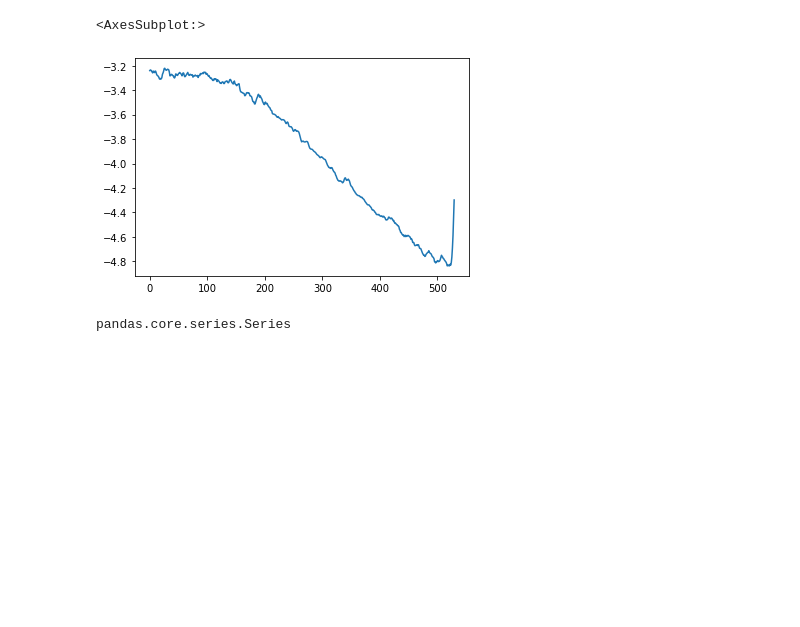
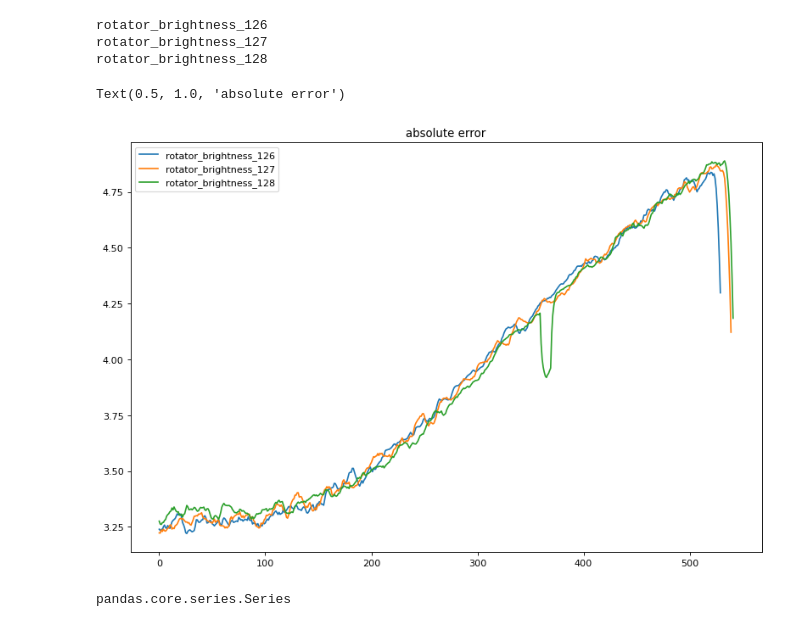
Before and after one commit to ty730/benchmarkingPFMD, a Jupyter notebook: python/Data_visualization.ipynb, the cells around one changed output. Saved outputs shown, nothing was run; the diff lists cells and outputs as text; code cells hidden in the pictures; blank space fills up the shorter version.

Commit message:
new data files

```diff
--- a/python/Data_visualization.ipynb
+++ b/python/Data_visualization.ipynb
@@ -3,19 +3,32 @@ import pandas as pd
 import os
 from matplotlib import pyplot as plt
 # %%
-directory = "../pfmdData/"
-path = 'rotator_brightness_126.csv'
-z_gt = 1.875 # ground truth
-curr = pd.read_csv(directory + path)
+directory = "../pfmdData/data_041522/"
+# path = 'rotator_brightness_126.csv'
+z_gt = 1.875*100 # ground truth
+# fig = plt.figure()
+plt.figure(figsize=(12, 8), dpi=80)
 for path in os.listdir(directory):
-    value = curr['z_cm'] - z_gt*100
+    legend = path[0:22]
+    print(legend)
+    curr = pd.read_csv(directory + path)
+    error = abs(curr['z_cm'] - z_gt)
+    error.plot(label = legend)
+
+
+plt.legend()
+plt.title("absolute error")
+# plt.yscale("log")
 
 
 # rmse = (((curr["z_cm"] - GROUND_TRUTH_Z)**2).mean())**(1/2)
 # print("RMSE (cm): " + str(rmse))
 # %% [output]
-<AxesSubplot:>
+rotator_brightness_126
+rotator_brightness_127
+rotator_brightness_128
+Text(0.5, 1.0, 'absolute error')
-[figure, old version]
+[figure, new version]
 # %%
 # %% [output]
 pandas.core.series.Series
```
Also changed, not shown: 5 other files.
